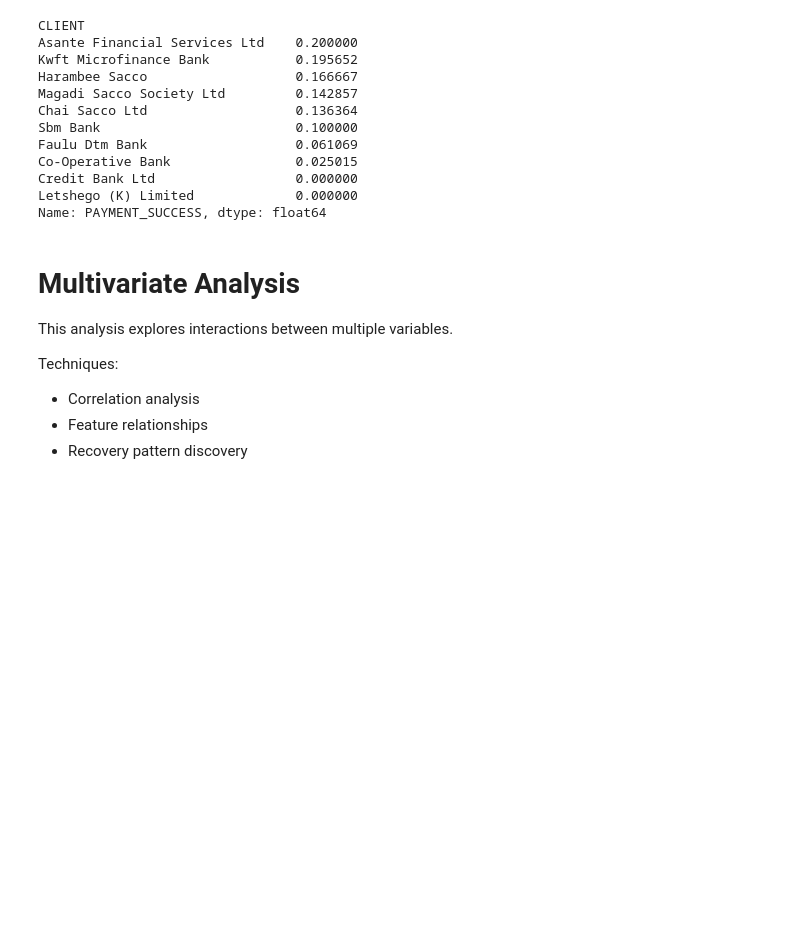
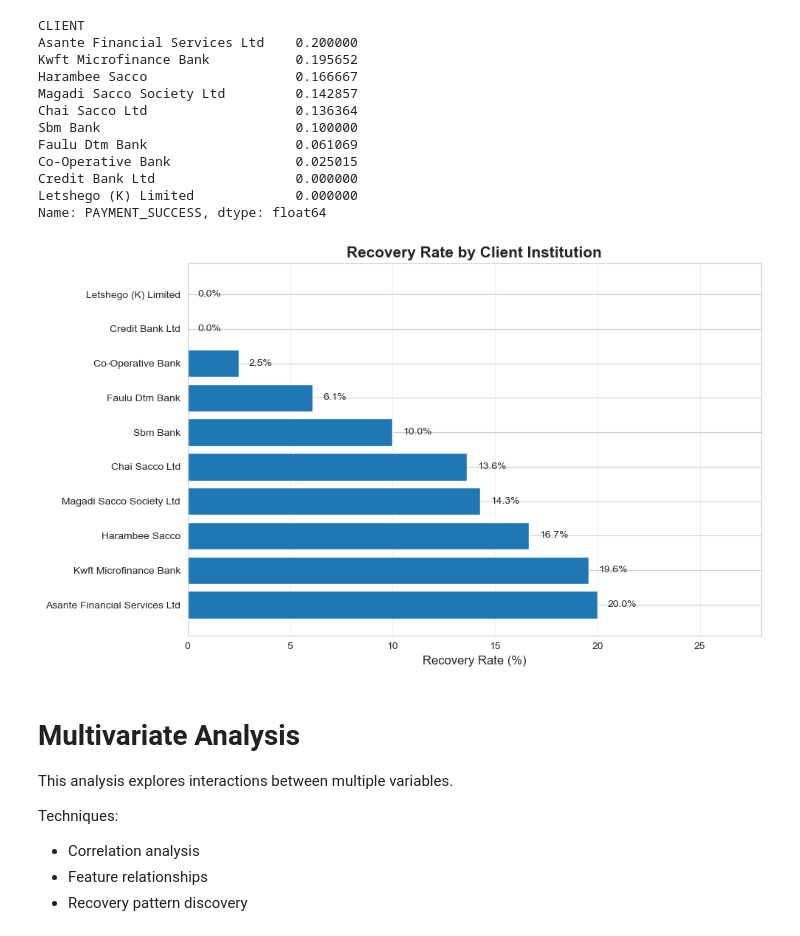
Before and after one commit to CharityNduati/PORTFOLIO-RISK-DEBT-RECOVERY-OPTIMIZATION-SYSTEM, a Jupyter notebook: Notebook.ipynb, the cells around one changed output. Cells and saved outputs as stored; diff of their text form; code cells hidden in the pictures; blank space fills up the shorter version.

```diff
--- a/Notebook.ipynb
+++ b/Notebook.ipynb
@@ -1143,6 +1143,37 @@ Co-Operative Bank                0.025015
 Credit Bank Ltd                  0.000000
 Letshego (K) Limited             0.000000
 Name: PAYMENT_SUCCESS, dtype: float64
+# %%
+plt.figure(figsize=(10,6))
+
+bars = plt.barh(
+    client_recovery.index,
+    client_recovery.values * 100
+)
+
+plt.xlabel("Recovery Rate (%)", fontsize=12)
+plt.ylabel("")
+plt.title("Recovery Rate by Client Institution", fontsize=15, weight="bold")
+
+# Add percentage labels
+for bar in bars:
+    width = bar.get_width()
+    plt.text(
+        width + 0.5,
+        bar.get_y() + bar.get_height()/2,
+        f"{width:.1f}%",
+        va='center',
+        fontsize=10
+    )
+
+plt.xlim(0, max(client_recovery.values*100)+8)
+
+plt.grid(axis='x', alpha=0.3)
+
+plt.tight_layout()
+plt.show()
+# %% [output]
+[figure, added]
 # %% [markdown]
 # Multivariate Analysis
 
```
Also changed, not shown: parts of 4 cells of this notebook, 3 other files.
